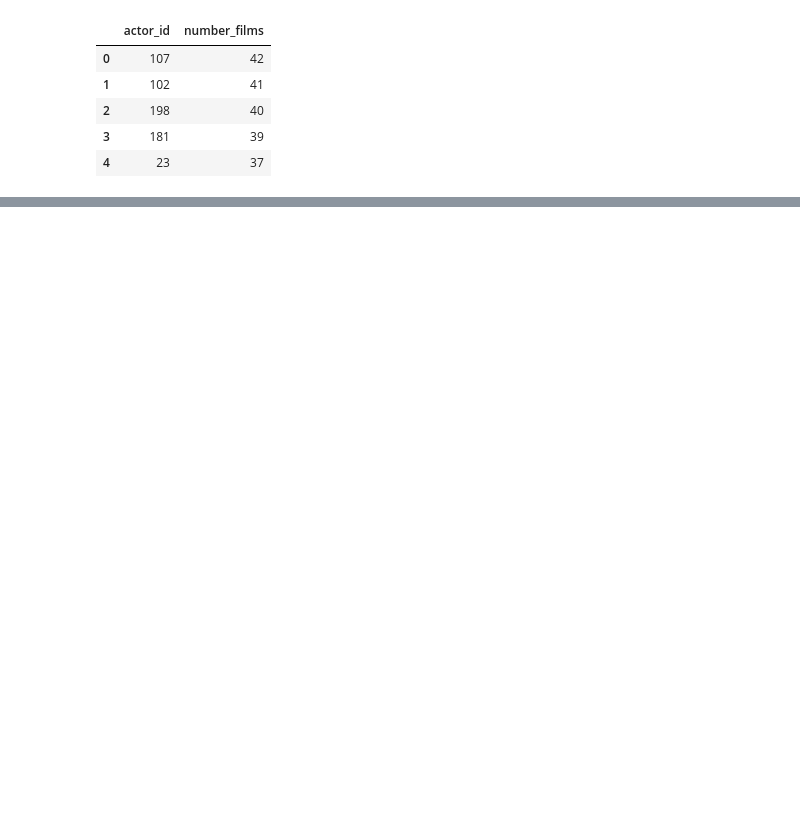
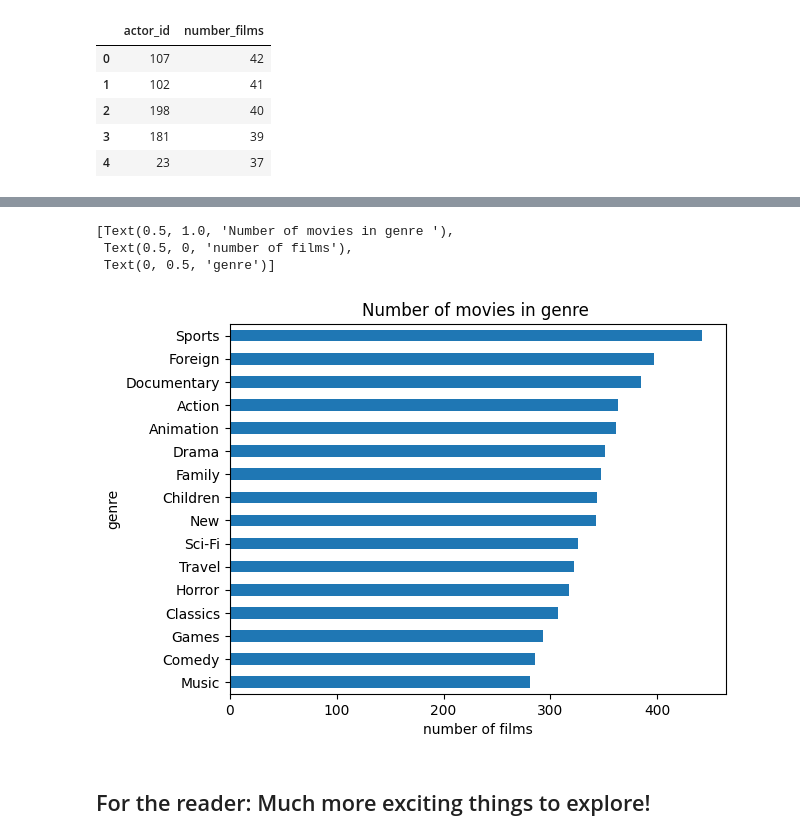
Before and after one commit to AIgineerAB/duckdb_sql_analytics_course, a Jupyter notebook: 18_pandas_duckdb/duckdb_pandas.ipynb, the cells around one changed output, grey strips where cells are left out. Drawn from its saved outputs; the diff is of its cells as text; code cells hidden in the pictures; blank space fills up the shorter version.

```diff
--- a/18_pandas_duckdb/duckdb_pandas.ipynb
+++ b/18_pandas_duckdb/duckdb_pandas.ipynb
@@ -235,0 +242,11 @@ duckdb.sql("""
+# %%
+ax = films_joined["category"].value_counts().plot(kind = "barh")
+ax.invert_yaxis()
+ax.set(title = "Number of movies in genre ", xlabel="number of films", ylabel = "genre")
+# %% [output]
+[Text(0.5, 1.0, 'Number of movies in genre '),
+ Text(0.5, 0, 'number of films'),
+ Text(0, 0.5, 'genre')]
+[figure, added]
+# %% [markdown]
+## For the reader: Much more exciting things to explore!
```
Also changed, not shown: parts of 5 cells of this notebook, 2 other files.
